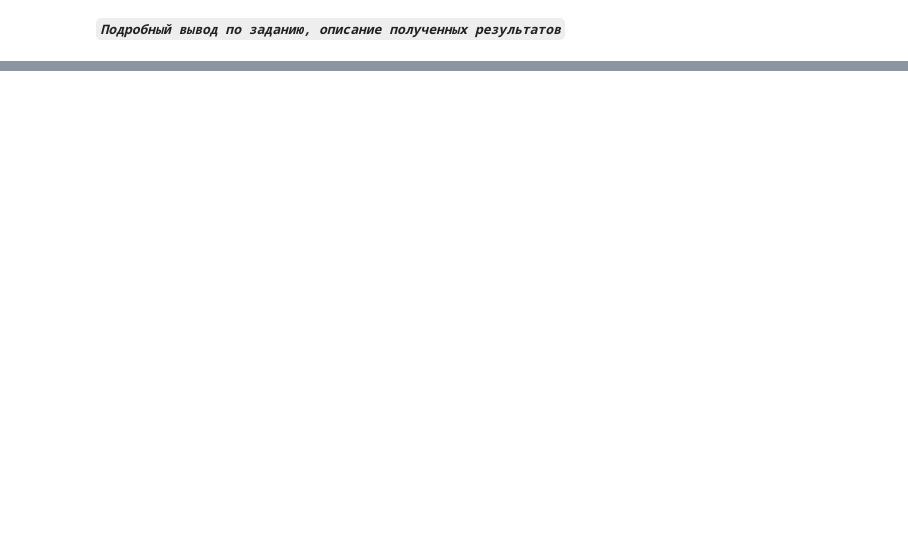
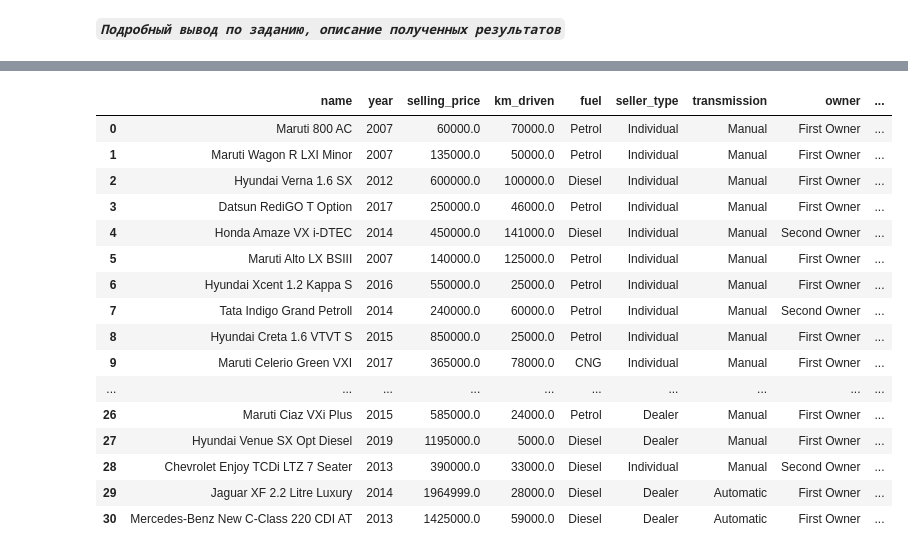
Before and after one commit to NeonNik2245/guap_homework_public, a Jupyter notebook: data_analyze/lab_1/ЛР1_Пахомчик_11.ipynb, the cells around one changed output, grey strips where cells are left out. Drawn from its saved outputs; the diff is of its cells as text; code cells hidden in the pictures; blank space fills up the shorter version.

```diff
--- a/data_analyze/lab_1/ЛР1_Пахомчик_11.ipynb
+++ b/data_analyze/lab_1/ЛР1_Пахомчик_11.ipynb
@@ -550,0 +601,34 @@ pivot_data.round(2)
+# %%
+# Задание 2
+# Создать столбец kmdriven, заполнить его значениями small, avarage, large от уровня пробега
+# При помощи df.describe() можно выяснить, что среднее расстояние - около 70 тыс. км. 25% - отметка в 36'000 км, 50% - 60'000, 75% - 90'000.
+# Предположим, что маленький пробег для машины - это четверть рынка, то есть 36 тыс. Средним назовём 36 тыс - 90 тыс, а большим свыше 90 тыс.
+
+df.loc[:, 'kmdriven_category'] = pd.cut(df.loc[:,'km_driven'], bins=[0, 36000, 90000, float('inf')], labels = ['small', 'medium', 'large'])
+
+# Вариант ниже не работает по причине работы копирования и вставки. loc должен использоваться вместо ['value'] согласно
+# https://pandas.pydata.org/pandas-docs/stable/user_guide/indexing.html#returning-a-view-versus-a-copy
+
+# df['kmdriven_category'] = pd.cut(df['km_driven'], bins=[0, 36000, 90000, float('inf')], labels = ['small', 'medium', 'large'])
+
+
+# Проверим
+df.head(20)
+# %% [output]
+|  | name | year | selling_price | km_driven | fuel | seller_type | transmission | owner | ... |
+| 0 | Maruti 800 AC | 2007 | 60000.0 | 70000.0 | Petrol | Individual | Manual | First Owner | ... |
+| 1 | Maruti Wagon R LXI Minor | 2007 | 135000.0 | 50000.0 | Petrol | Individual | Manual | First Owner | ... |
+| 2 | Hyundai Verna 1.6 SX | 2012 | 600000.0 | 100000.0 | Diesel | Individual | Manual | First Owner | ... |
+| 3 | Datsun RediGO T Option | 2017 | 250000.0 | 46000.0 | Petrol | Individual | Manual | First Owner | ... |
+| 4 | Honda Amaze VX i-DTEC | 2014 | 450000.0 | 141000.0 | Diesel | Individual | Manual | Second Owner | ... |
+| 5 | Maruti Alto LX BSIII | 2007 | 140000.0 | 125000.0 | Petrol | Individual | Manual | First Owner | ... |
+| 6 | Hyundai Xcent 1.2 Kappa S | 2016 | 550000.0 | 25000.0 | Petrol | Individual | Manual | First Owner | ... |
+| 7 | Tata Indigo Grand Petroll | 2014 | 240000.0 | 60000.0 | Petrol | Individual | Manual | Second Owner | ... |
+| 8 | Hyundai Creta 1.6 VTVT S | 2015 | 850000.0 | 25000.0 | Petrol | Individual | Manual | First Owner | ... |
+| 9 | Maruti Celerio Green VXI | 2017 | 365000.0 | 78000.0 | CNG | Individual | Manual | First Owner | ... |
+| ... | ... | ... | ... | ... | ... | ... | ... | ... | ... |
+| 26 | Maruti Ciaz VXi Plus | 2015 | 585000.0 | 24000.0 | Petrol | Dealer | Manual | First Owner | ... |
+| 27 | Hyundai Venue SX Opt Diesel | 2019 | 1195000.0 | 5000.0 | Diesel | Dealer | Manual | First Owner | ... |
+| 28 | Chevrolet Enjoy TCDi LTZ 7 Seater | 2013 | 390000.0 | 33000.0 | Diesel | Individual | Manual | Second Owner | ... |
+| 29 | Jaguar XF 2.2 Litre Luxury | 2014 | 1964999.0 | 28000.0 | Diesel | Dealer | Automatic | First Owner | ... |
+| 30 | Mercedes-Benz New C-Class 220 CDI AT | 2013 | 1425000.0 | 59000.0 | Diesel | Dealer | Automatic | First Owner | ... |
```
Also changed, not shown: parts of 7 cells of this notebook.
